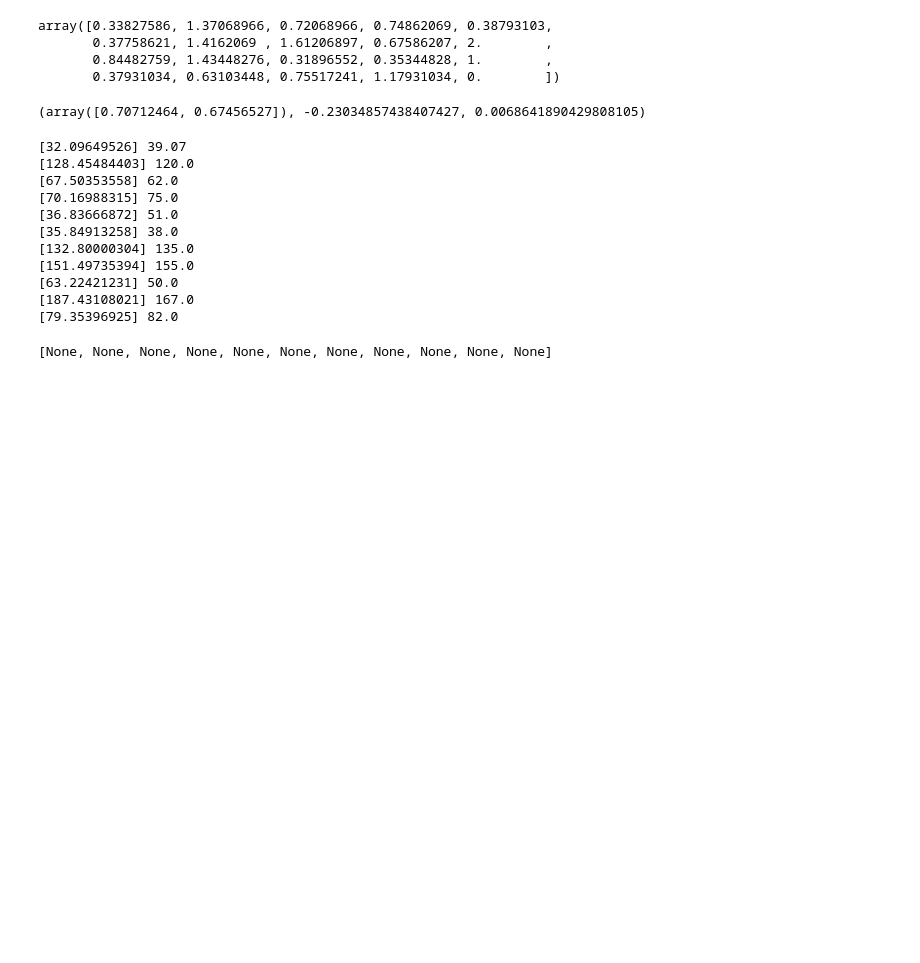
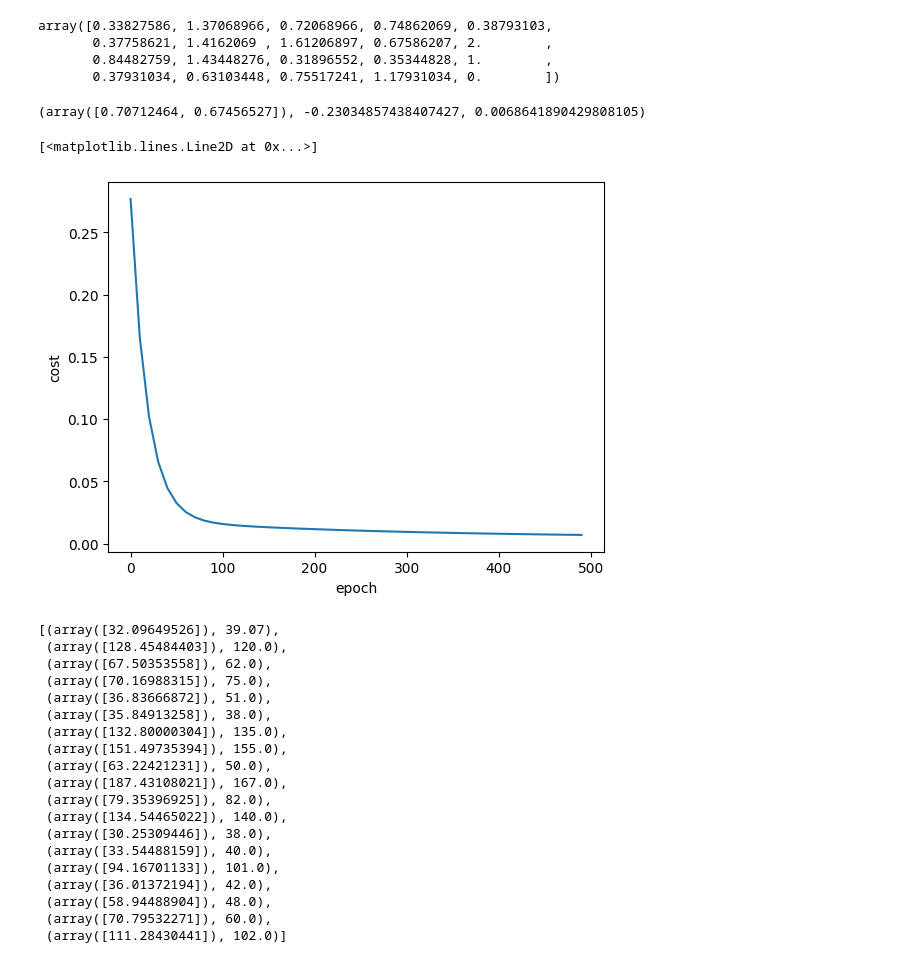
Before and after one commit to he11owthere/gradient-descent-, a Jupyter notebook: model.ipynb, the cells around one changed output. Cells and saved outputs as stored; diff of their text form; code cells hidden in the pictures; blank space fills up the shorter version.

```diff
--- a/model.ipynb
+++ b/model.ipynb
@@ -124,16 +124,23 @@ w, bias, cost, cost_list, epoch_list = batch_gradient_descent(scaled_X, scaled_y
 w, bias, cost
 # %% [output]
 (array([0.70712464, 0.67456527]), -0.23034857438407427, 0.0068641890429808105)
+# %%
+plt.xlabel("epoch")
+plt.ylabel("cost")
+plt.plot(epoch_list, cost_list)
+# %% [output]
+[<matplotlib.lines.Line2D at 0x...>]
+[figure, added]
 # %%
 def predict(X):
-    #total_samples = X.shape[0]
+    total_samples = X.shape[0]
     if(X.ndim == 1):
-        X_scaled = sx.transform(X.values.reshape(1, -1))
+        X_scaled = sx.transform(X.values.reshape(1, -1)) #2D array
     else:
-        X_scaled = sx.transform(X.values.reshape(-1, X.shape[1]))
+        X_scaled = sx.transform(X)
 
     y = np.dot(w, X_scaled.T) + bias
-    y_predicted = sy.inverse_transform(y.reshape(-1, 1))
+    y_predicted = sy.inverse_transform(y.reshape(-1, 1)) #2D array
     return y_predicted
     #print(y)
 
@@ -146,17 +153,24 @@ yp = predict(X.loc[0:25])
 #scaled_X[0:3]
 #scaled_y.reshape(-1, 1)
 #print(y[0:25])
-[print(yp[i], y.iloc[i]) for i in range(11)]
+[(yp[i], y.iloc[i]) for i in range(19)]
 # %% [output]
-[32.09649526] 39.07
-[128.45484403] 120.0
-[67.50353558] 62.0
-[70.16988315] 75.0
-[36.83666872] 51.0
-[35.84913258] 38.0
-[132.80000304] 135.0
-[151.49735394] 155.0
-[63.22421231] 50.0
-[187.43108021] 167.0
-[79.35396925] 82.0
+[(array([32.09649526]), 39.07),
+ (array([128.45484403]), 120.0),
+ (array([67.50353558]), 62.0),
+ (array([70.16988315]), 75.0),
+ (array([36.83666872]), 51.0),
+ (array([35.84913258]), 38.0),
+ (array([132.80000304]), 135.0),
+ (array([151.49735394]), 155.0),
+ (array([63.22421231]), 50.0),
+ (array([187.43108021]), 167.0),
+ (array([79.35396925]), 82.0),
+ (array([134.54465022]), 140.0),
+ (array([30.25309446]), 38.0),
+ (array([33.54488159]), 40.0),
+ (array([94.16701133]), 101.0),
+ (array([36.01372194]), 42.0),
+ (array([58.94488904]), 48.0),
+ (array([70.79532271]), 60.0),
+ (array([111.28430441]), 102.0)]
-[None, None, None, None, None, None, None, None, None, None, None]
```
Also changed, not shown: parts of 8 cells of this notebook.
